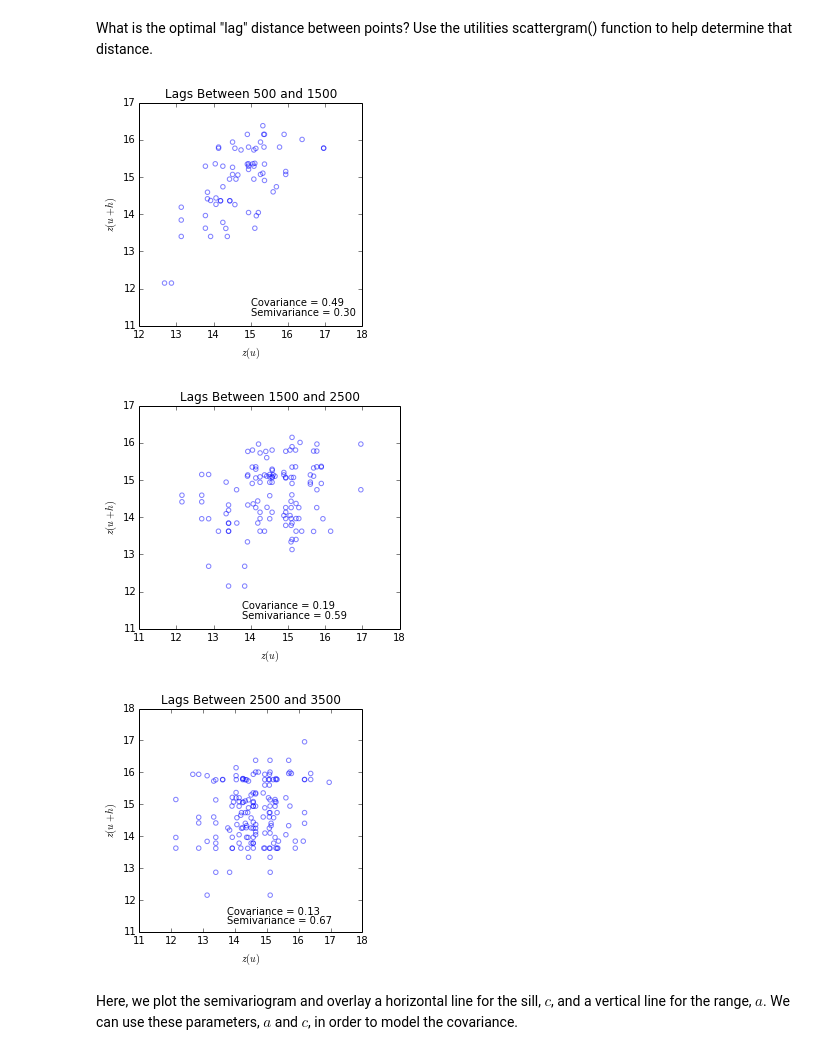
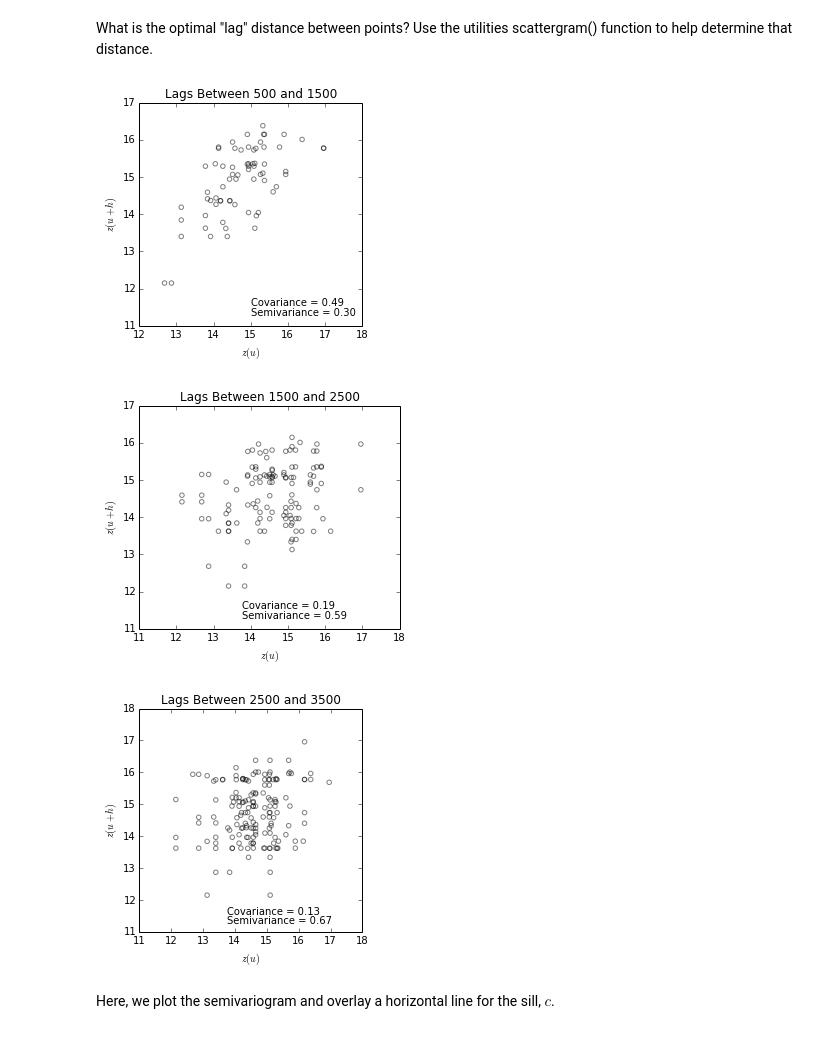
Before and after one commit to cjohnson318/geostatsmodels, a Jupyter notebook: notebooks/VariogramAnalysis.ipynb, the cells around one changed output. Cells and saved outputs as stored; diff of their text form; code cells hidden in the pictures.

Commit message:
Added some new plots

```diff
--- a/notebooks/VariogramAnalysis.ipynb
+++ b/notebooks/VariogramAnalysis.ipynb
@@ -86,12 +86,13 @@ th=plt.title('')
 # %% [markdown]
 What is the optimal "lag" distance between points?  Use the utilities scattergram() function to help determine that distance.
 # %%
-utilities.hscattergram(P,1000,500)
-utilities.hscattergram(P,2000,500)
-utilities.hscattergram(P,3000,500)
+pw = utilities.pairwise(P)
+visualization.hscattergram(P,pw,1000,500)
+visualization.hscattergram(P,pw,2000,500)
+visualization.hscattergram(P,pw,3000,500)
 # %% [output]
-[figure, old version]
+[figure, new version]
-[figure, old version]
+[figure, new version]
-[figure, old version]
+[figure, new version]
 # %% [markdown]
-Here, we plot the semivariogram and overlay a horizontal line for the sill, $c$, and a vertical line for the range, $a$. We can use these parameters, $a$ and $c$, in order to model the covariance.
+Here, we plot the semivariogram and overlay a horizontal line for the sill, $c$.
```
Also changed, not shown: parts of 11 cells of this notebook.
